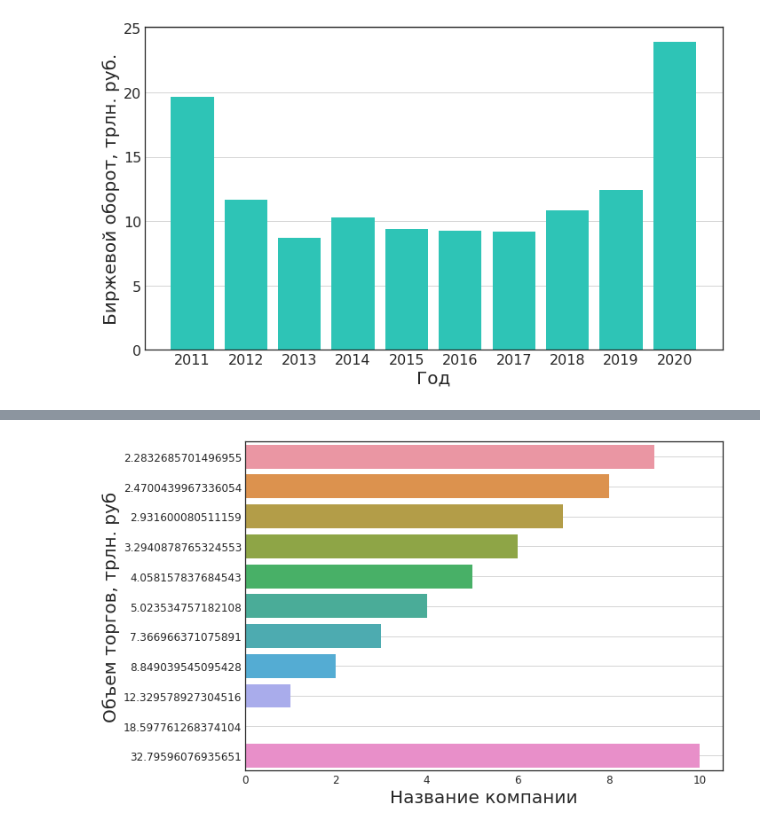
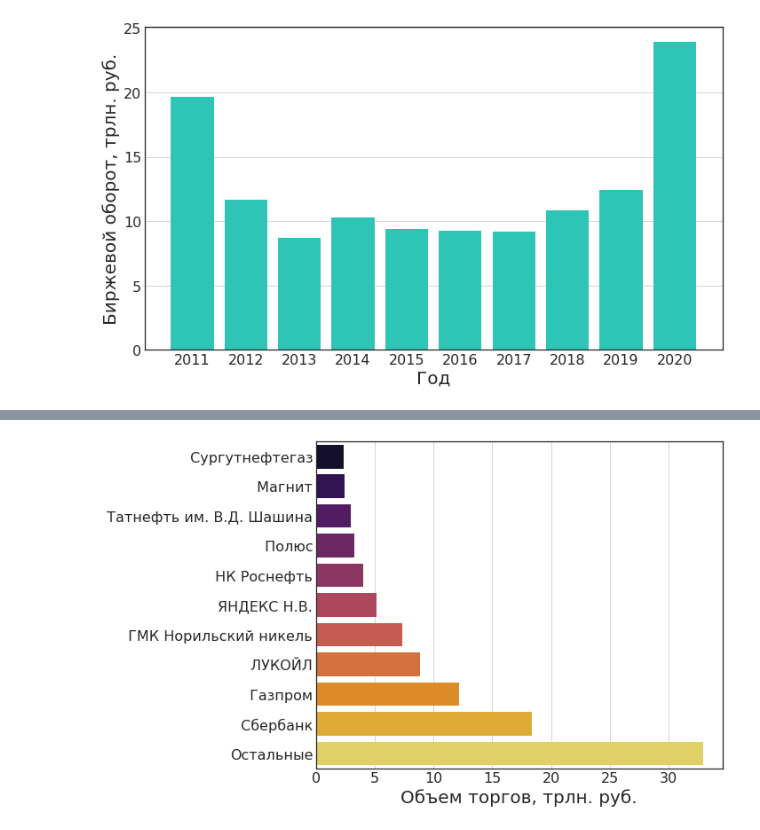
Before and after one commit to kostya-gh/stocks_prediction, a Jupyter notebook: market_cap.ipynb, the cells around one changed output, grey strips where cells are left out. Saved outputs shown, nothing was run; the diff lists cells and outputs as text; code cells hidden in the pictures.

```diff
--- a/market_cap.ipynb
+++ b/market_cap.ipynb
@@ -203,15 +223,18 @@ fig.savefig(picts_loc + 'turn.png', dpi=180)
 # Volume by company
 volume_2020 = pd.DataFrame([], columns=['volume'], dtype=np.float64)
 for code in market_cap['cap_2020_4'].dropna().index.values:
-    df = Data(code=code, start_date=date(2020, 1, 1), end_date=date(2020, 12, 31), timeframe=Timeframe.MONTHLY).download()[['volume', 'high', 'low']]
+    df = Data(code=code, start_date=date(2020, 1, 1), end_date=date(2020, 12, 31), timeframe=Timeframe.DAILY).download()[['volume', 'high', 'low']]
     df['mean_price'] = (df['high'] + df['low']) / 2
     df['sum'] = df['mean_price'] * df['volume']
     volume_2020.loc[code] = df['sum'].sum()
-    time.sleep(random.randint(1, 8))
+    time.sleep(random.randint(1, 5))
 volume_2020['weight'] = volume_2020['volume'] / volume_2020['volume'].sum() * 100
 # %%
 df = volume_2020.sort_values('weight', ascending=False).head(10)['weight']
 df.loc['Остальные'] = volume_2020['weight'].sum() - df.sum()
-df = pd.DataFrame(df).reset_index()
-df['index'] = ['Сбербанк', 'Газпром', 'Лукойл', 'Норникель', 'Яндекс', 'Роснефть',
-               'Полюс', 'Татнефть', 'Магнит', 'Сургутнефтегаз', 'Остальные']
+df = pd.DataFrame(df)
+df = df.merge(market_cap['name'], how='left', left_index=True, right_index=True)
+df.loc['Остальные', 'name'] = 'Остальные'
+df['name'] = df['name'].str.replace('ПАО', '')
+df['name'] = df['name'].str.replace('"', '')
+df.sort_values('weight', ascending=True, inplace=True)
@@ -233,16 +241,17 @@ df
 # %%
 fig, ax = plt.subplots(figsize=(10, 6), tight_layout=True)
 
-sns.barplot(x=list(range(0, 11)),
-            y=df['weight'],
+sns.barplot(y=df['name'],
+            x=df['weight'],
             ax=ax,
-            orient='h')
-plt.grid(axis='y')
-plt.xlabel('Название компании', fontsize=20)
-plt.ylabel('Объем торгов, трлн. руб', fontsize=20)
-plt.xticks(fontsize=12)
-plt.yticks(fontsize=12)
+            orient='h',
+            palette='inferno')
+plt.grid(axis='x')
+plt.xlabel('Объем торгов, трлн. руб.', fontsize=20)
+plt.ylabel('')
+plt.xticks(fontsize=16)
+plt.yticks(fontsize=16)
 
 fig.savefig(picts_loc + 'volume.png', dpi=180)
 # %% [output]
-[figure, old version]
+[figure, new version]
```
Also changed, not shown: parts of 3 cells of this notebook.
